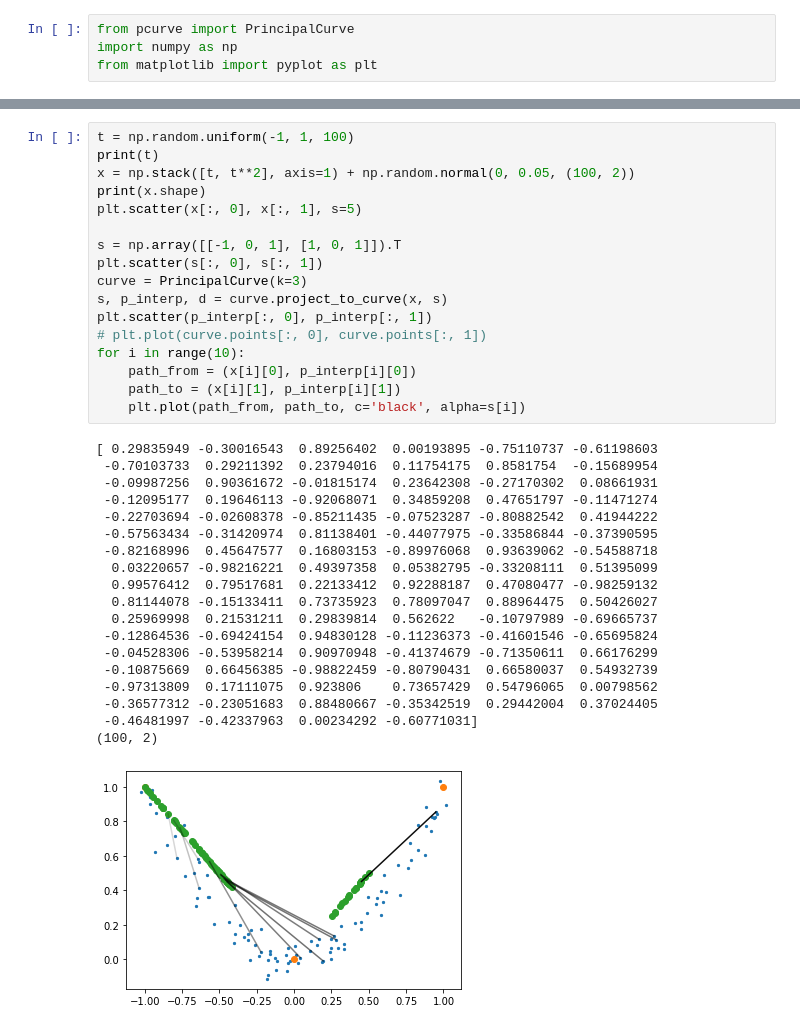
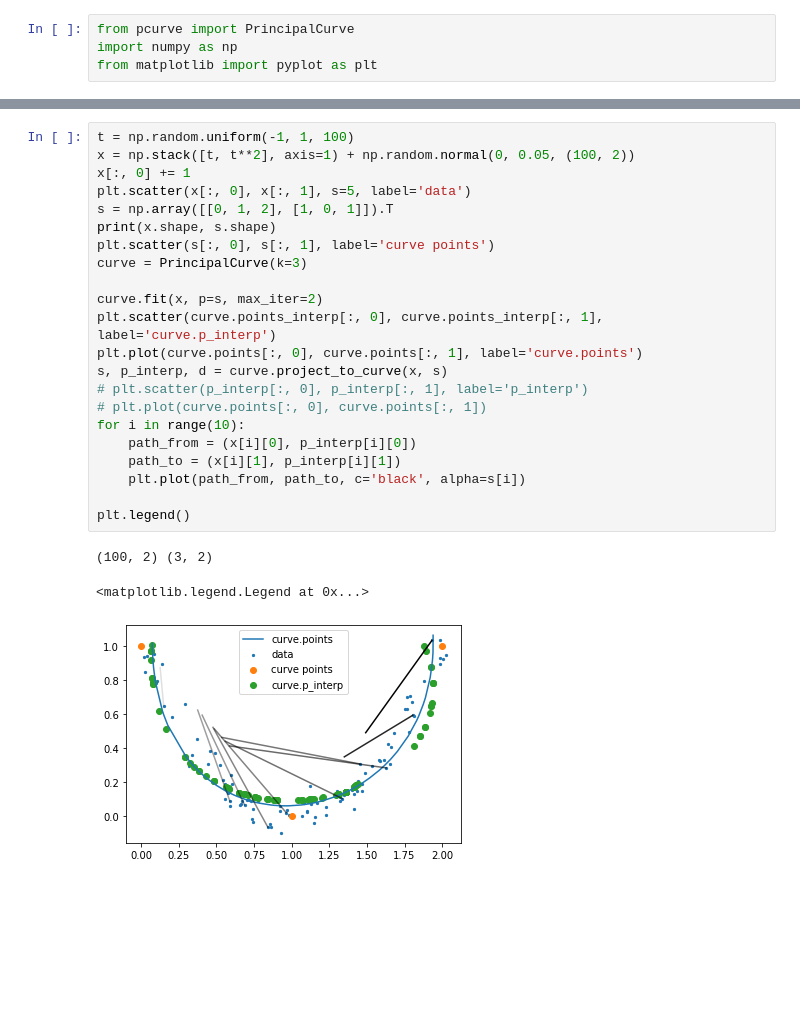
Before and after one commit to mossjacob/pyslingshot, a Jupyter notebook: princurve.ipynb, the cells around one changed output, grey strips where cells are left out. Saved outputs shown, nothing was run; the diff lists cells and outputs as text; blank space fills up the shorter version.

```diff
--- a/princurve.ipynb
+++ b/princurve.ipynb
@@ -5,37 +188,26 @@ from matplotlib import pyplot as plt
 # %%
 t = np.random.uniform(-1, 1, 100)
-print(t)
 x = np.stack([t, t**2], axis=1) + np.random.normal(0, 0.05, (100, 2))
-print(x.shape)
-plt.scatter(x[:, 0], x[:, 1], s=5)
+x[:, 0] += 1
+plt.scatter(x[:, 0], x[:, 1], s=5, label='data')
+s = np.array([[0, 1, 2], [1, 0, 1]]).T
+print(x.shape, s.shape)
+plt.scatter(s[:, 0], s[:, 1], label='curve points')
+curve = PrincipalCurve(k=3)
 
-s = np.array([[-1, 0, 1], [1, 0, 1]]).T
-plt.scatter(s[:, 0], s[:, 1])
-curve = PrincipalCurve(k=3)
+curve.fit(x, p=s, max_iter=2)
+plt.scatter(curve.points_interp[:, 0], curve.points_interp[:, 1], label='curve.p_interp')
+plt.plot(curve.points[:, 0], curve.points[:, 1], label='curve.points')
 s, p_interp, d = curve.project_to_curve(x, s)
-plt.scatter(p_interp[:, 0], p_interp[:, 1])
+# plt.scatter(p_interp[:, 0], p_interp[:, 1], label='p_interp')
 # plt.plot(curve.points[:, 0], curve.points[:, 1])
 for i in range(10):
     path_from = (x[i][0], p_interp[i][0])
     path_to = (x[i][1], p_interp[i][1])
     plt.plot(path_from, path_to, c='black', alpha=s[i])
+
+plt.legend()
 # %% [output]
-[ 0.29835949 -0.30016543  0.89256402  0.00193895 -0.75110737 -0.61198603
- -0.70103733  0.29211392  0.23794016  0.11754175  0.8581754  -0.15689954
- -0.09987256  0.90361672 -0.01815174  0.23642308 -0.27170302  0.08661931
- -0.12095177  0.19646113 -0.92068071  0.34859208  0.47651797 -0.11471274
- -0.22703694 -0.02608378 -0.85211435 -0.07523287 -0.80882542  0.41944222
- -0.57563434 -0.31420974  0.81138401 -0.44077975 -0.33586844 -0.37390595
- -0.82168996  0.45647577  0.16803153 -0.89976068  0.93639062 -0.54588718
-  0.03220657 -0.98216221  0.49397358  0.05382795 -0.33208111  0.51395099
-  0.99576412  0.79517681  0.22133412  0.92288187  0.47080477 -0.98259132
-  0.81144078 -0.15133411  0.73735923  0.78097047  0.88964475  0.50426027
-  0.25969998  0.21531211  0.29839814  0.562622   -0.10797989 -0.69665737
- -0.12864536 -0.69424154  0.94830128 -0.11236373 -0.41601546 -0.65695824
- -0.04528306 -0.53958214  0.90970948 -0.41374679 -0.71350611  0.66176299
- -0.10875669  0.66456385 -0.98822459 -0.80790431  0.66580037  0.54932739
- -0.97313809  0.17111075  0.923806    0.73657429  0.54796065  0.00798562
- -0.36577312 -0.23051683  0.88480667 -0.35342519  0.29442004  0.37024405
- -0.46481997 -0.42337963  0.00234292 -0.60771031]
-(100, 2)
+(100, 2) (3, 2)
+<matplotlib.legend.Legend at 0x...>
-[figure, old version]
+[figure, new version]
```
Also changed, not shown: parts of 2 cells of this notebook, 1 other file.
